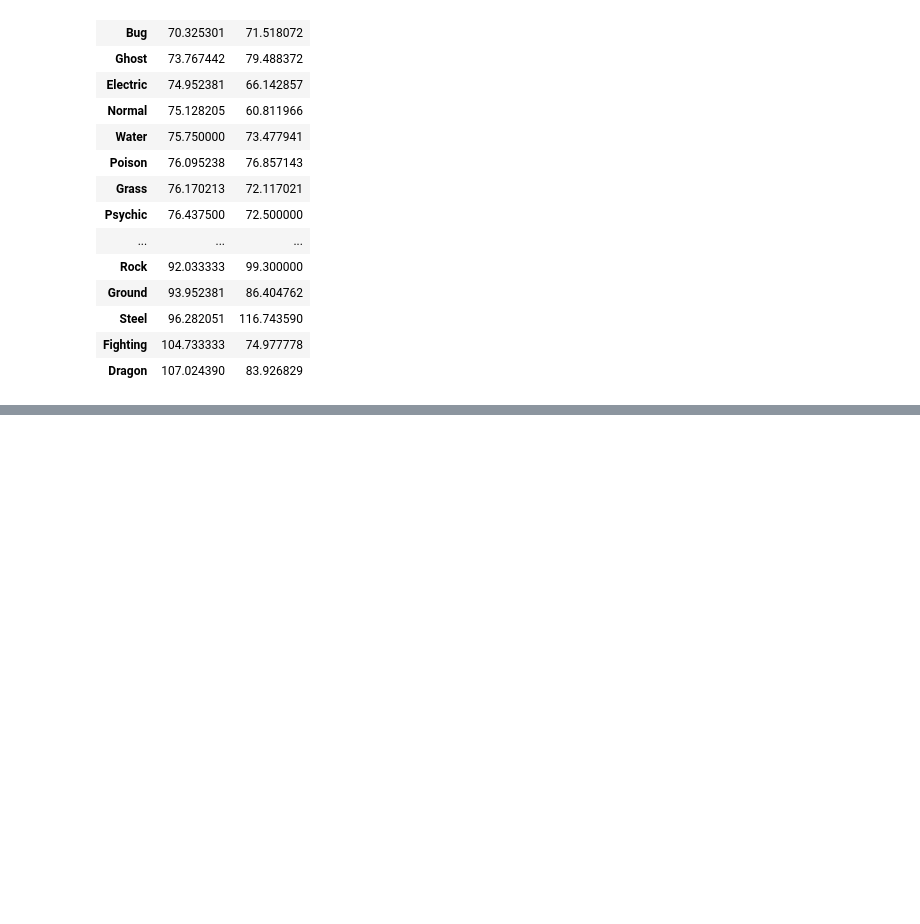
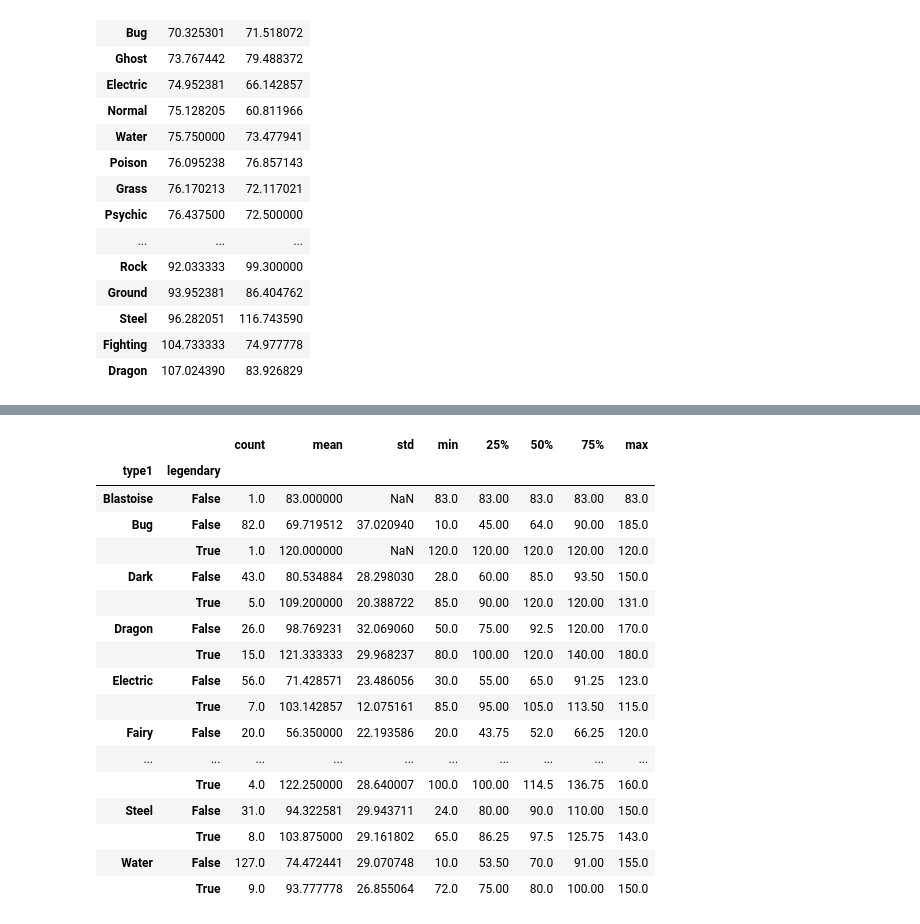
Before and after one commit to octavioduarte/DataScience, a Jupyter notebook: 08-um-pouco-sobre-o-pandas/07-agrupamento.ipynb, the cells around one changed output, grey strips where cells are left out. Cells and saved outputs as stored; diff of their text form; code cells hidden in the pictures; blank space fills up the shorter version.

Commit message:
doc: add instrutions about .groupby() with multiple columns and use of it with .describe()

```diff
--- a/08-um-pouco-sobre-o-pandas/07-agrupamento.ipynb
+++ b/08-um-pouco-sobre-o-pandas/07-agrupamento.ipynb
@@ -105,0 +110,21 @@ df.groupby("type1")[["attack", "defense"]].mean().sort_values(by="attack")
+# %%
+df.groupby(["type1", "legendary"])["attack"].describe()
+# %% [output]
+|  |  | count | mean | std | min | 25% | 50% | 75% | max |
+| type1 | legendary |  |  |  |  |  |  |  |  |
+| Blastoise | False | 1.0 | 83.000000 | NaN | 83.0 | 83.00 | 83.0 | 83.00 | 83.0 |
+| Bug | False | 82.0 | 69.719512 | 37.020940 | 10.0 | 45.00 | 64.0 | 90.00 | 185.0 |
+|  | True | 1.0 | 120.000000 | NaN | 120.0 | 120.00 | 120.0 | 120.00 | 120.0 |
+| Dark | False | 43.0 | 80.534884 | 28.298030 | 28.0 | 60.00 | 85.0 | 93.50 | 150.0 |
+|  | True | 5.0 | 109.200000 | 20.388722 | 85.0 | 90.00 | 120.0 | 120.00 | 131.0 |
+| Dragon | False | 26.0 | 98.769231 | 32.069060 | 50.0 | 75.00 | 92.5 | 120.00 | 170.0 |
+|  | True | 15.0 | 121.333333 | 29.968237 | 80.0 | 100.00 | 120.0 | 140.00 | 180.0 |
+| Electric | False | 56.0 | 71.428571 | 23.486056 | 30.0 | 55.00 | 65.0 | 91.25 | 123.0 |
+|  | True | 7.0 | 103.142857 | 12.075161 | 85.0 | 95.00 | 105.0 | 113.50 | 115.0 |
+| Fairy | False | 20.0 | 56.350000 | 22.193586 | 20.0 | 43.75 | 52.0 | 66.25 | 120.0 |
+| ... | ... | ... | ... | ... | ... | ... | ... | ... | ... |
+|  | True | 4.0 | 122.250000 | 28.640007 | 100.0 | 100.00 | 114.5 | 136.75 | 160.0 |
+| Steel | False | 31.0 | 94.322581 | 29.943711 | 24.0 | 80.00 | 90.0 | 110.00 | 150.0 |
+|  | True | 8.0 | 103.875000 | 29.161802 | 65.0 | 86.25 | 97.5 | 125.75 | 143.0 |
+| Water | False | 127.0 | 74.472441 | 29.070748 | 10.0 | 53.50 | 70.0 | 91.00 | 155.0 |
+|  | True | 9.0 | 93.777778 | 26.855064 | 72.0 | 75.00 | 80.0 | 100.00 | 150.0 |
```
Also changed, not shown: parts of 3 cells of this notebook.
